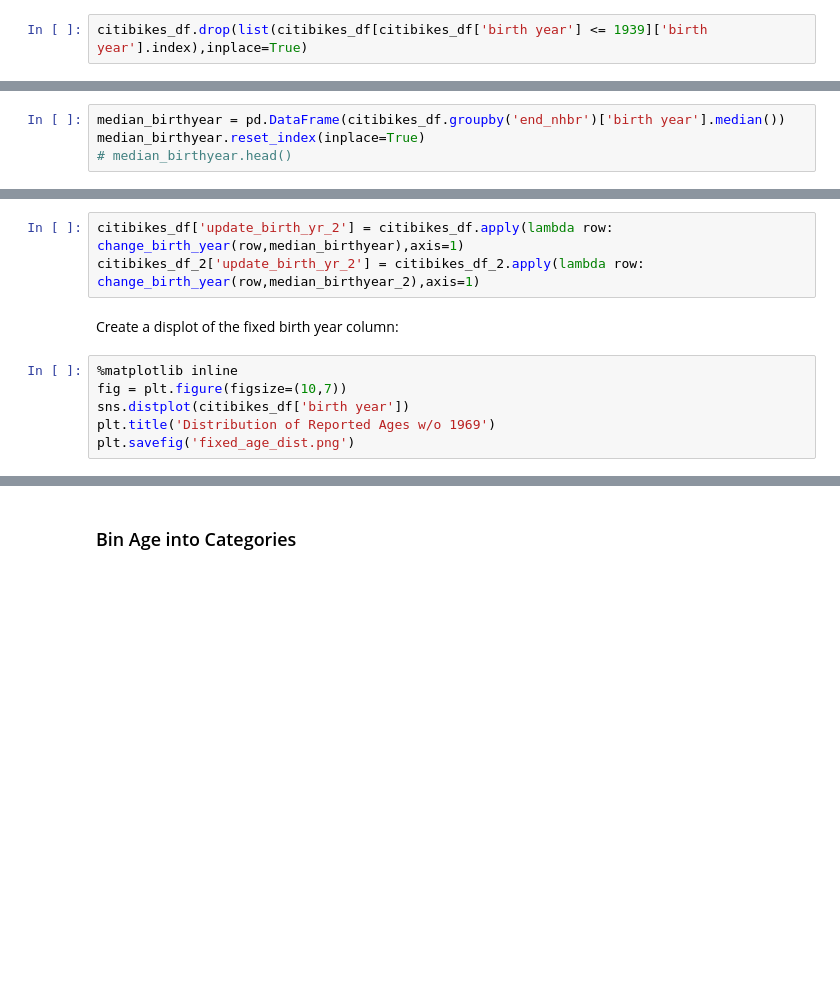
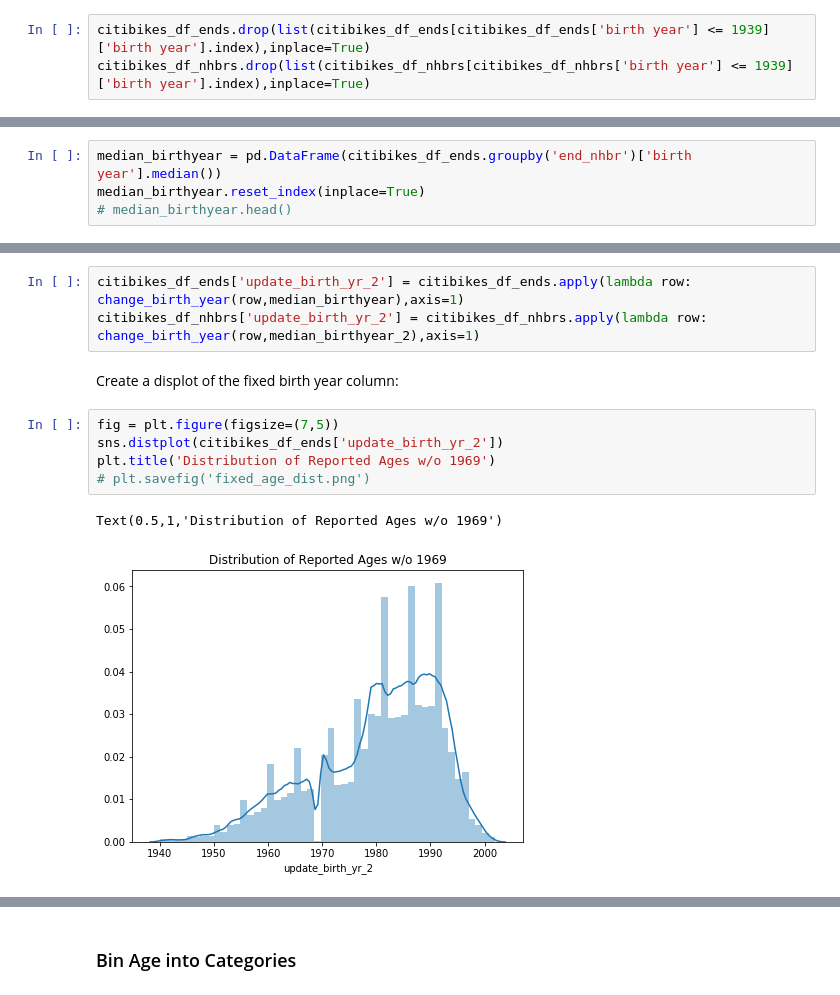
Before and after one commit to lewi0332/flatiron_mod_3_citibike, a Jupyter notebook: citibike_data_cleaning_and_eda.ipynb, the cells around one changed output, grey strips where cells are left out. Saved outputs shown, nothing was run; the diff lists cells and outputs as text; blank space fills up the shorter version.

```diff
--- a/citibike_data_cleaning_and_eda.ipynb
+++ b/citibike_data_cleaning_and_eda.ipynb
@@ -237,2 +295,3 @@ round(citibikes_df[citibikes_df['birth year'] <= 1939].shape[0]/big.shape[0] * 1
 # %%
-citibikes_df.drop(list(citibikes_df[citibikes_df['birth year'] <= 1939]['birth year'].index),inplace=True)
+citibikes_df_ends.drop(list(citibikes_df_ends[citibikes_df_ends['birth year'] <= 1939]['birth year'].index),inplace=True)
+citibikes_df_nhbrs.drop(list(citibikes_df_nhbrs[citibikes_df_nhbrs['birth year'] <= 1939]['birth year'].index),inplace=True)
@@ -258,7 +318,7 @@ def change_birth_year(row,med_age_df):
 # %% [markdown]
 Create dataframes of the median birth year by stop neighborhood
 # %%
-median_birthyear = pd.DataFrame(citibikes_df.groupby('end_nhbr')['birth year'].median())
+median_birthyear = pd.DataFrame(citibikes_df_ends.groupby('end_nhbr')['birth year'].median())
 median_birthyear.reset_index(inplace=True)
 # median_birthyear.head()
 # %%
@@ -266,13 +326,15 @@ median_birthyear_2 = pd.DataFrame(citibikes_df_2.groupby('end_nhbr')['birth year
 median_birthyear_2.reset_index(inplace=True)
 # median_birthyear.head()
 # %%
-citibikes_df['update_birth_yr_2'] = citibikes_df.apply(lambda row: change_birth_year(row,median_birthyear),axis=1)
-citibikes_df_2['update_birth_yr_2'] = citibikes_df_2.apply(lambda row: change_birth_year(row,median_birthyear_2),axis=1)
+citibikes_df_ends['update_birth_yr_2'] = citibikes_df_ends.apply(lambda row: change_birth_year(row,median_birthyear),axis=1)
+citibikes_df_nhbrs['update_birth_yr_2'] = citibikes_df_nhbrs.apply(lambda row: change_birth_year(row,median_birthyear_2),axis=1)
 # %% [markdown]
 Create a displot of the fixed birth year column:
 # %%
-%matplotlib inline
-fig = plt.figure(figsize=(10,7))
-sns.distplot(citibikes_df['birth year'])
+fig = plt.figure(figsize=(7,5))
+sns.distplot(citibikes_df_ends['update_birth_yr_2'])
 plt.title('Distribution of Reported Ages w/o 1969')
-plt.savefig('fixed_age_dist.png')
+# plt.savefig('fixed_age_dist.png')
+# %% [output]
+Text(0.5,1,'Distribution of Reported Ages w/o 1969')
+[figure, added]
```
Also changed, not shown: parts of 51 cells of this notebook, 1 other file.
